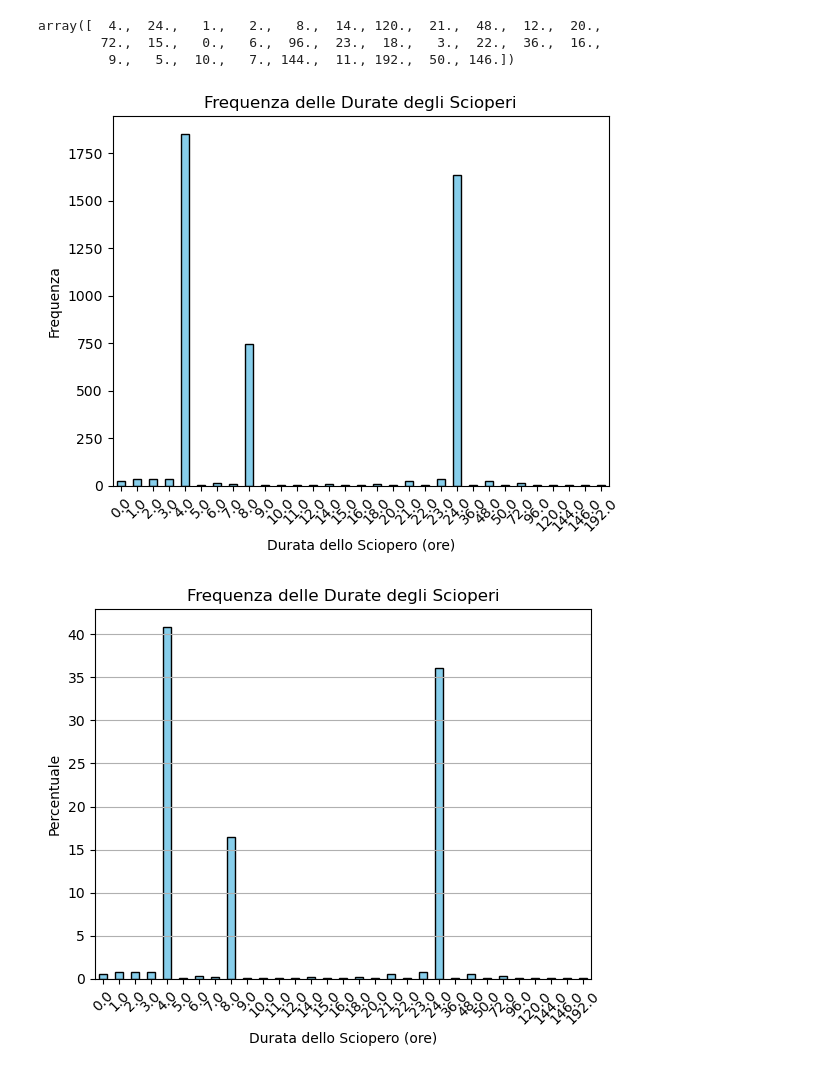
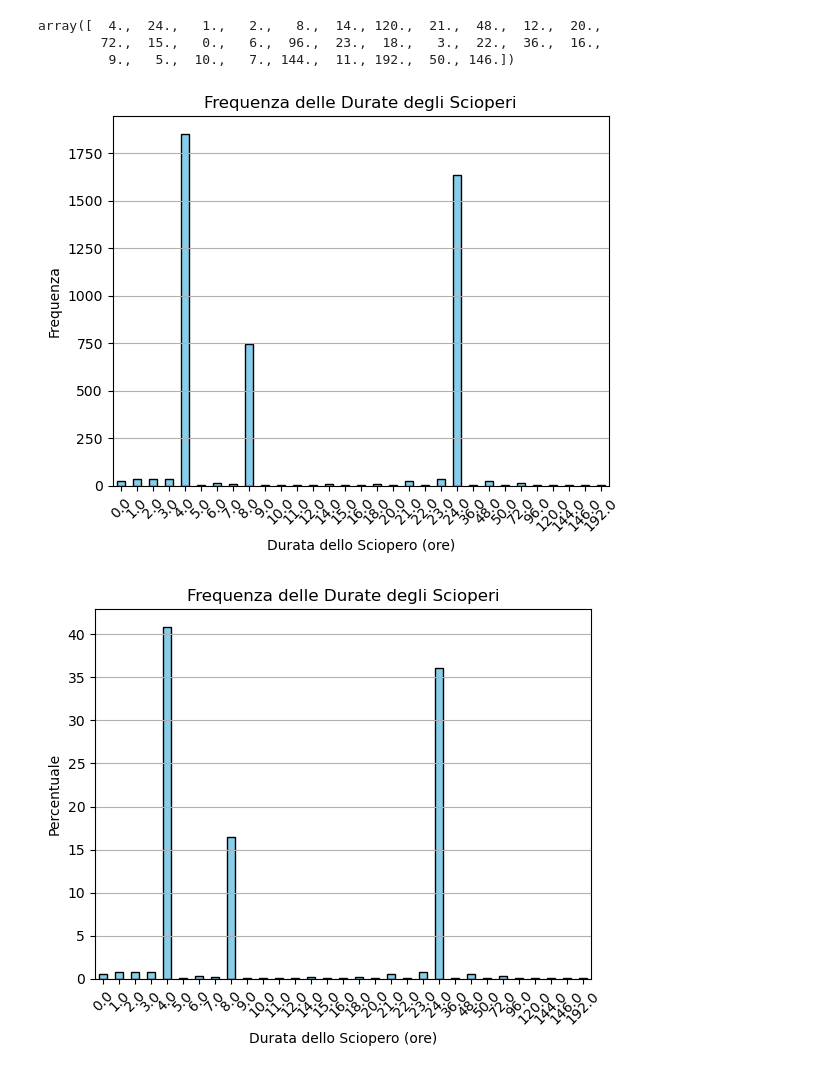
Before and after one commit to alemele01/vs24, a Jupyter notebook: ScioperiItalia.ipynb, the cells around one changed output. Cells and saved outputs as stored; diff of their text form; code cells hidden in the pictures.

```diff
--- a/ScioperiItalia.ipynb
+++ b/ScioperiItalia.ipynb
@@ -82,16 +82,17 @@ array([  4.,  24.,   1.,   2.,   8.,  14., 120.,  21.,  48.,  12.,  20.,
 # %%
 frequenza_ore_di_sciopero = scioperi_ore_clean['durata_ore'].value_counts()
 
 frequenza_ore_di_sciopero_ordinata = frequenza_ore_di_sciopero.sort_index()
 
 frequenza_ore_di_sciopero_ordinata.plot(kind='bar', color='skyblue', edgecolor='black')
 plt.title('Frequenza delle Durate degli Scioperi')
 plt.xlabel('Durata dello Sciopero (ore)')
 plt.ylabel('Frequenza')
+plt.grid(axis='y')
 plt.xticks(rotation=45)
 plt.show()
 # %% [output]
-[figure, old version]
+[figure, new version]
 # %%
 
 frequenza_ore_di_sciopero_norm = scioperi_ore_clean['durata_ore'].value_counts(normalize=True)
```
Also changed, not shown: 4 other files.
